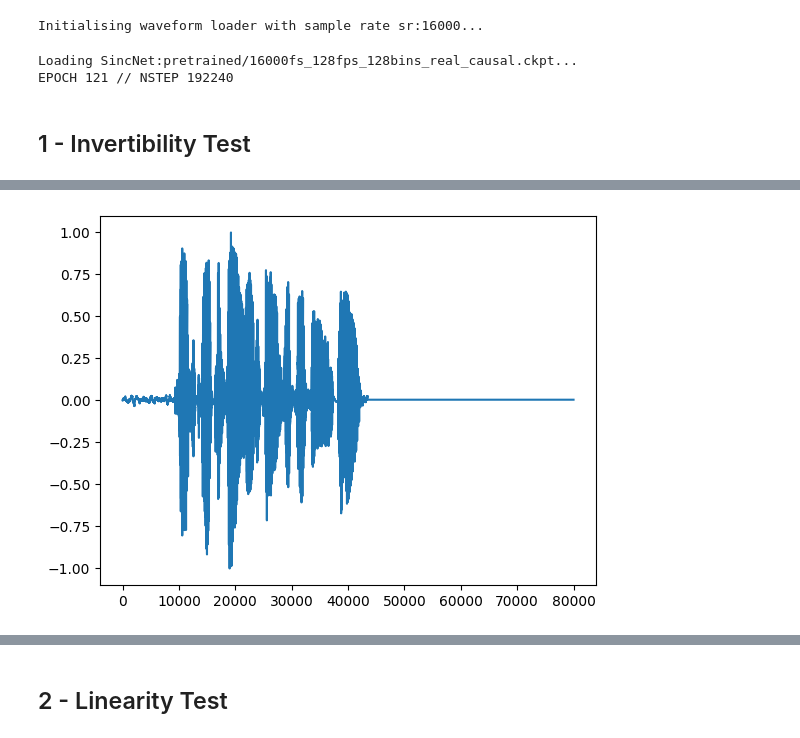
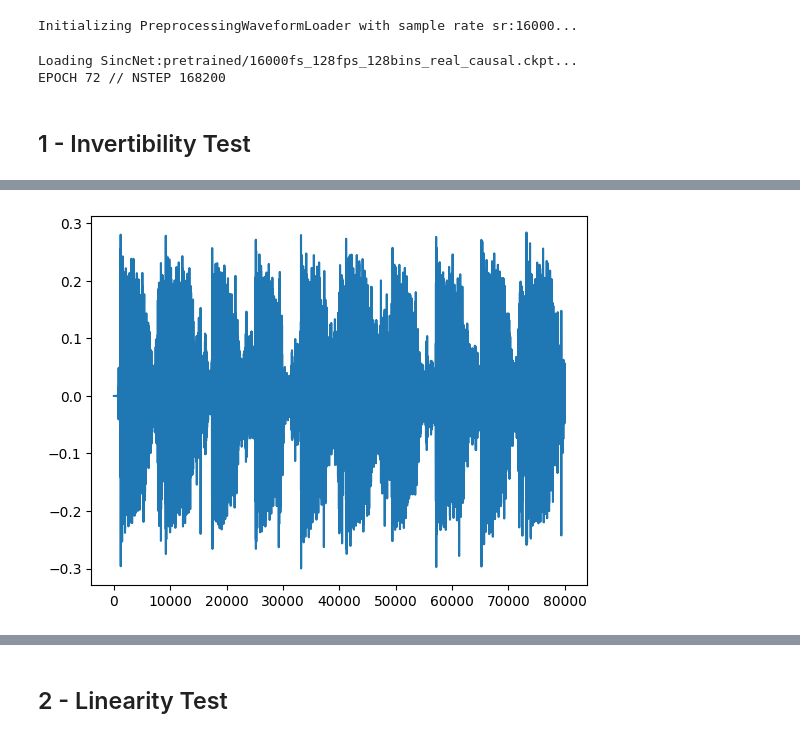
Before and after one commit to wkzng/iSincNet, a Jupyter notebook: demo.ipynb, the cells around one changed output, grey strips where cells are left out. Drawn from its saved outputs; the diff is of its cells as text; code cells hidden in the pictures.

```diff
--- a/demo.ipynb
+++ b/demo.ipynb
@@ -13,10 +13,9 @@ from datasets.utils.waveform import WaveformLoader
 device = torch.device("cpu")
 # %%
 SAMPLE_RATE = 16_000
-CHUNK_DURATION = 5
-audio_loader = WaveformLoader(sample_rate=SAMPLE_RATE, chunk_duration=CHUNK_DURATION)
+audio_loader = WaveformLoader(sample_rate=SAMPLE_RATE)
 # %% [output]
-Initialising waveform loader with sample rate sr:16000...
+Initializing PreprocessingWaveformLoader with sample rate sr:16000...
 # %%
 from datasets.configs import GTZANConfig
 
@@ -24,28 +23,35 @@ config = GTZANConfig()
 weights_folder = "pretrained"
 #weights_folder = f"training/trainings/{config.id}/ckpt"
 # %%
-sinc : SincNet = SincNet().load_pretrained_weights(weights_folder=weights_folder).eval().to(device)
+sinc : SincNet = (
+    SincNet(fps=128, component="real", causal=True)
+    .load_pretrained_weights(weights_folder=weights_folder, verbose=True)
+    .eval()
+    .to(device)
+)
 # %% [output]
 Loading SincNet:pretrained/16000fs_128fps_128bins_real_causal.ckpt...
-EPOCH 121 // NSTEP 192240
+EPOCH 72 // NSTEP 168200
 # %% [markdown]
 ## 1 - Invertibility Test
 # %%
 audio_pathes = {
     1:"audio/invertibility/p232_001.wav",
     2:"audio/invertibility/p232_002.wav",
     3:"audio/invertibility/15033000.mp3",
     4:"audio/invertibility/16366200.mp3",
     5:"audio/invertibility/16129994.mp3",
     6:"audio/invertibility/16176213.mp3",
 }
 
-audio_path = audio_pathes[2]
-waveform = audio_loader.load(audio_path, offset=0, duration=5)
+audio_path = audio_pathes[3]
+waveform = audio_loader.load_segment(audio_path, offset=0, duration=5, nchannels=1)
+loudness = audio_loader.measure_loudness(waveform)
+waveform = audio_loader.normalise_loudness(waveform, loudness, target_lufs=-23)
 
 plt.plot(waveform[0])
 ipd.Audio(waveform, rate=SAMPLE_RATE, autoplay=False)
 # %% [output]
 [interactive output not drawn]
-[figure, old version]
+[figure, new version]
 # %%
```
Also changed, not shown: parts of 2 cells of this notebook, 15 other files.
